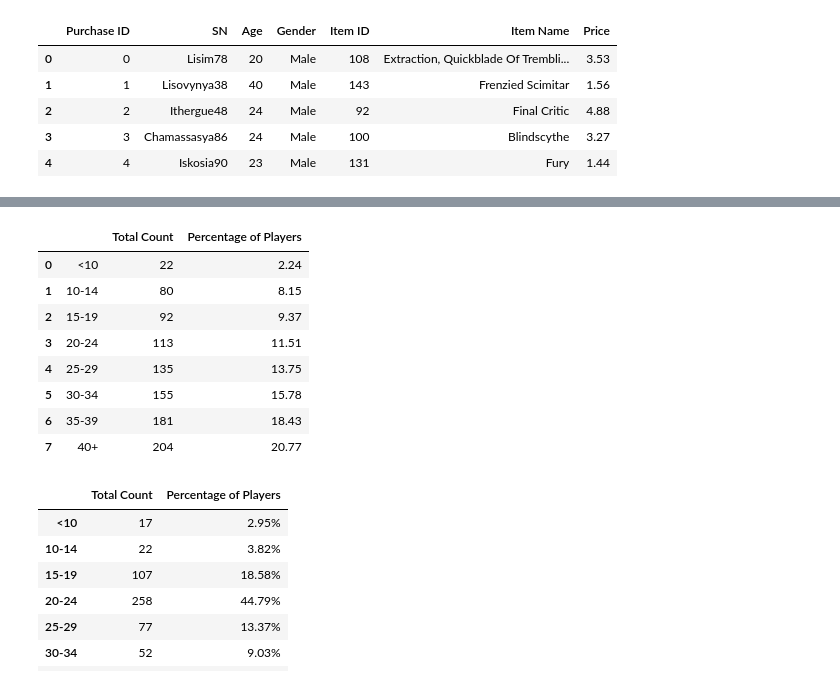
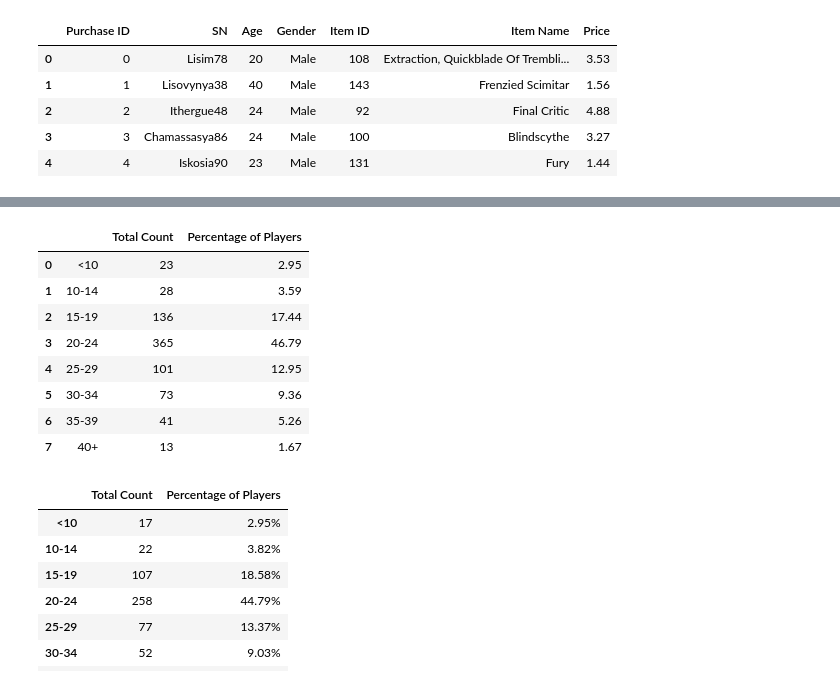
Before and after one commit to cdturner618/Panda-Challenge, a Jupyter notebook: HeroesOfPymoli/HeroesOfPymoli_starter.ipynb, the cells around one changed output, grey strips where cells are left out. Drawn from its saved outputs; the diff is of its cells as text; code cells hidden in the pictures.

```diff
--- a/HeroesOfPymoli/HeroesOfPymoli_starter.ipynb
+++ b/HeroesOfPymoli/HeroesOfPymoli_starter.ipynb
@@ -317,20 +340,20 @@ dtype: int64
 # %%
 Demographic_Summary_df=round(pd.DataFrame({"":["<10", "10-14","15-19","20-24","25-29","30-34","35-39","40+"],
-                                     "Total Count":[22,80,92,113,135,155,181,204],
-                                    "Percentage of Players":[(22/982)*100,(80/982)*100,(92/982)*100,(113/982)*100,(135/982)*100,(155/982)*100,(181/982)*100,(204/982)*100],
+                                     "Total Count":[23,28,136,365,101,73,41,13],
+                                    "Percentage of Players":[(23/780)*100,(28/780)*100,(136/780)*100,(365/780)*100,(101/780)*100,(73/780)*100,(41/780)*100,(13/780)*100],
                                    }),2)
 
 Demographic_Summary_df
 # %% [output]
 |  |  | Total Count | Percentage of Players |
-| 0 | <10 | 22 | 2.24 |
-| 1 | 10-14 | 80 | 8.15 |
-| 2 | 15-19 | 92 | 9.37 |
-| 3 | 20-24 | 113 | 11.51 |
-| 4 | 25-29 | 135 | 13.75 |
-| 5 | 30-34 | 155 | 15.78 |
-| 6 | 35-39 | 181 | 18.43 |
-| 7 | 40+ | 204 | 20.77 |
+| 0 | <10 | 23 | 2.95 |
+| 1 | 10-14 | 28 | 3.59 |
+| 2 | 15-19 | 136 | 17.44 |
+| 3 | 20-24 | 365 | 46.79 |
+| 4 | 25-29 | 101 | 12.95 |
+| 5 | 30-34 | 73 | 9.36 |
+| 6 | 35-39 | 41 | 5.26 |
+| 7 | 40+ | 13 | 1.67 |
 # %%
 # %% [output]
 |  | Total Count | Percentage of Players |
```
Also changed, not shown: parts of 8 cells of this notebook.
